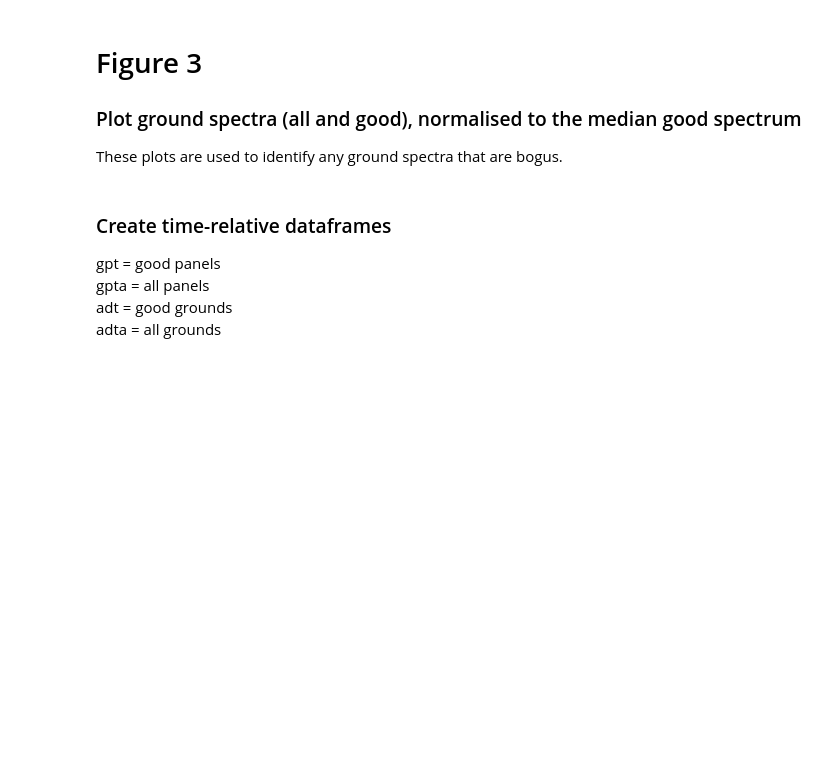
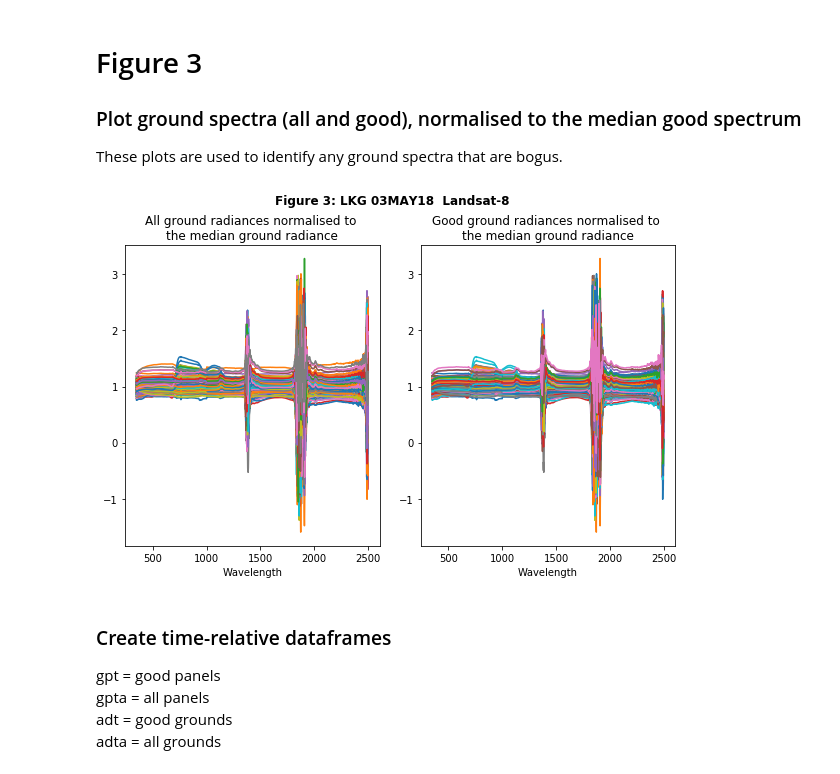
Before and after one commit to GeoscienceAustralia/DEA-CalVal-Phase1, a Jupyter notebook: tempcopy.ipynb, the cells around one changed output. Cells and saved outputs as stored; diff of their text form; code cells hidden in the pictures; blank space fills up the shorter version.

```diff
--- a/tempcopy.ipynb
+++ b/tempcopy.ipynb
@@ -155,7 +175,10 @@ good_grounds_spec = cv.make_spec_df(good_grounds)
 
 These plots are used to identify any ground spectra that are bogus.
 # %%
-cv.FIG_ground_spectra(good_grounds_spec, all_grounds_spec, field_data, output)
+cv.FIG_ground_spectra(good_grounds_spec, all_grounds_spec, output, field_data, fignum)
+fignum +=1
+# %% [output]
+[figure, added]
 # %% [markdown]
 ### Create time-relative dataframes
 
```
Also changed, not shown: parts of 23 cells of this notebook, 36 other files.
